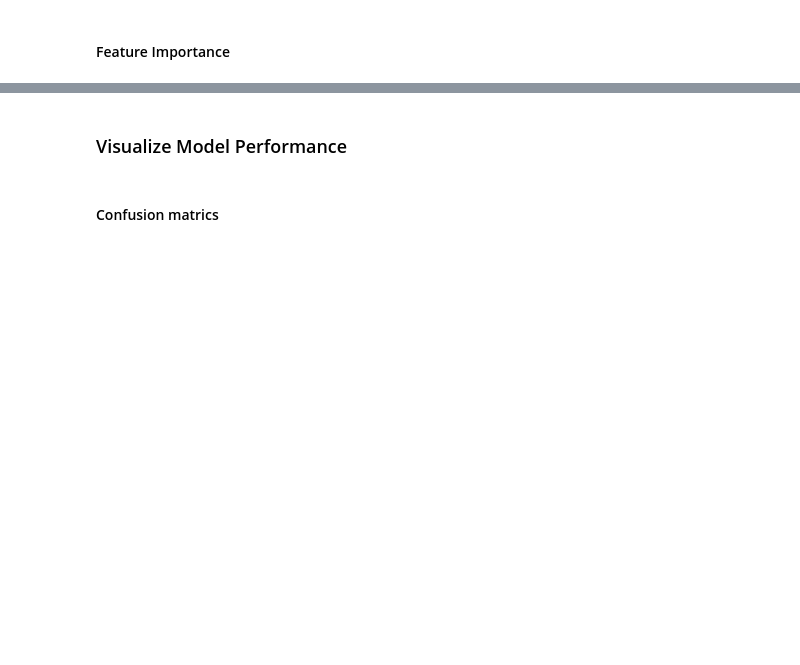
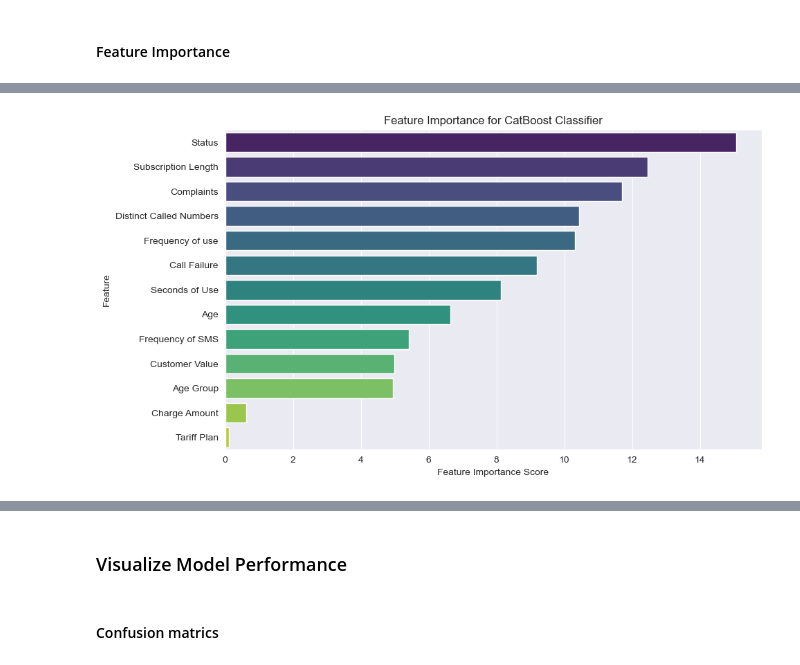
Before and after one commit to Miracle-Bassey/TelecomChurnModel, a Jupyter notebook: notebook/Model_Trainer.ipynb, the cells around one changed output, grey strips where cells are left out. Saved outputs shown, nothing was run; the diff lists cells and outputs as text; code cells hidden in the pictures; blank space fills up the shorter version.

```diff
--- a/notebook/Model_Trainer.ipynb
+++ b/notebook/Model_Trainer.ipynb
@@ -402,0 +349,9 @@ Performing RandomizedSearchCV...
+# %%
+# Lists to store results
+model_list = []
+auc_list = []
+
+# Dictionary to store the best parameters for each model
+best_params = {}
+# Dictionary to store trained models
+trained_models = {}
@@ -621,0 +438,26 @@ The features are listed in descending order of their impact on the model output
+# %%
+# Feature importance analysis for Catboost model
+for model_name, model in trained_models.items():
+    if isinstance(model, CatBoostClassifier):
+        print(f"Feature Importance for {model_name}:")
+
+        # Get feature importance values
+        feature_importances = model.get_feature_importance()
+
+        # Ensure transformed feature names exist
+        if 'transformed_feature_names' in locals() and len(transformed_feature_names) == len(feature_importances):
+            feature_names = transformed_feature_names
+        else:
+            feature_names = [f"Feature_{i}" for i in range(len(feature_importances))]  # Fallback to indices
+
+        # Create DataFrame with feature importance
+        feature_imp_df = pd.DataFrame({'Feature': feature_names, 'Importance': feature_importances})
+
+        # Sort by importance without resetting the index
+        top_features_df = feature_imp_df.sort_values(by='Importance', ascending=False)
+
+        # Get only the top N features
+        top_features = top_features_df.head(10)
+
+        # Print results
+        print(top_features_df)
@@ -621,0 +480,11 @@ The features are listed in descending order of their impact on the model output
+# %%
+plt.figure(figsize=(10, 6))
+sns.barplot(x="Importance", y="Feature", data=top_features_df, palette="viridis")
+
+# title
+plt.xlabel("Feature Importance Score")
+plt.ylabel("Feature")
+plt.title("Feature Importance for CatBoost Classifier")
+plt.show()
+# %% [output]
+[figure, added]
```
Also changed, not shown: parts of 46 cells of this notebook, 7 other files.
